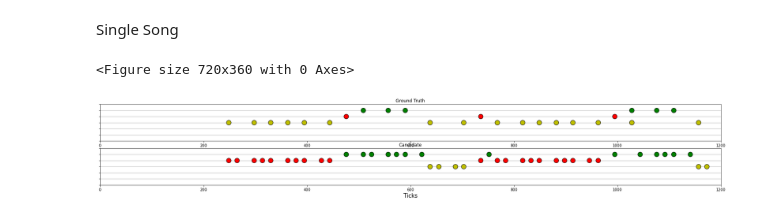
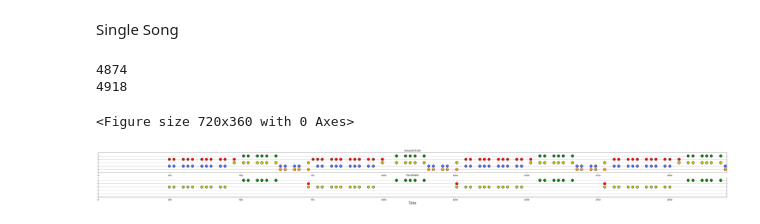
Before and after one commit to elliottwaissbluth/tensor-hero, a Jupyter notebook: Difficulty_anal/model_explore.ipynb, the cells around one changed output. Saved outputs shown, nothing was run; the diff lists cells and outputs as text; code cells hidden in the pictures.

```diff
--- a/Difficulty_anal/model_explore.ipynb
+++ b/Difficulty_anal/model_explore.ipynb
@@ -131,8 +213,14 @@ from tensor_hero.difficulty_conversion import difficulty_convertion
 # %%
-easy_1 = difficulty_convertion('easy', expert)
+easy_1 = difficulty_conversion('easy', expert)
+# %%
+print(np.count_nonzero(expert==0))
+print(np.count_nonzero(easy_1==0))
+# %% [output]
+4874
+4918
 # %%
 plt.figure(figsize=(10, 5))
-_ = plot_chart(slice_notes(easy,0,12), slice_notes(easy_1,0,12))
+_ = plot_chart(slice_notes(expert,0,22), slice_notes(easy_1,0,22))
 # %% [output]
 <Figure size 720x360 with 0 Axes>
-[figure, old version]
+[figure, new version]
```
Also changed, not shown: parts of 10 cells of this notebook, 2 other files.
